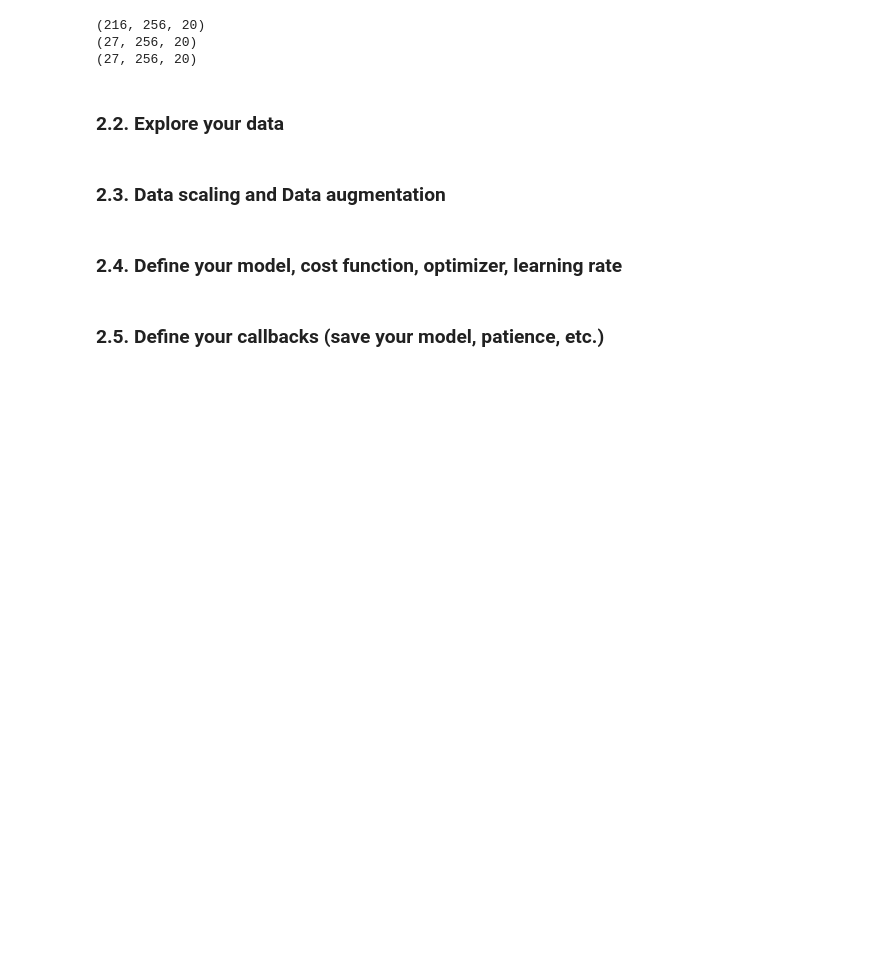
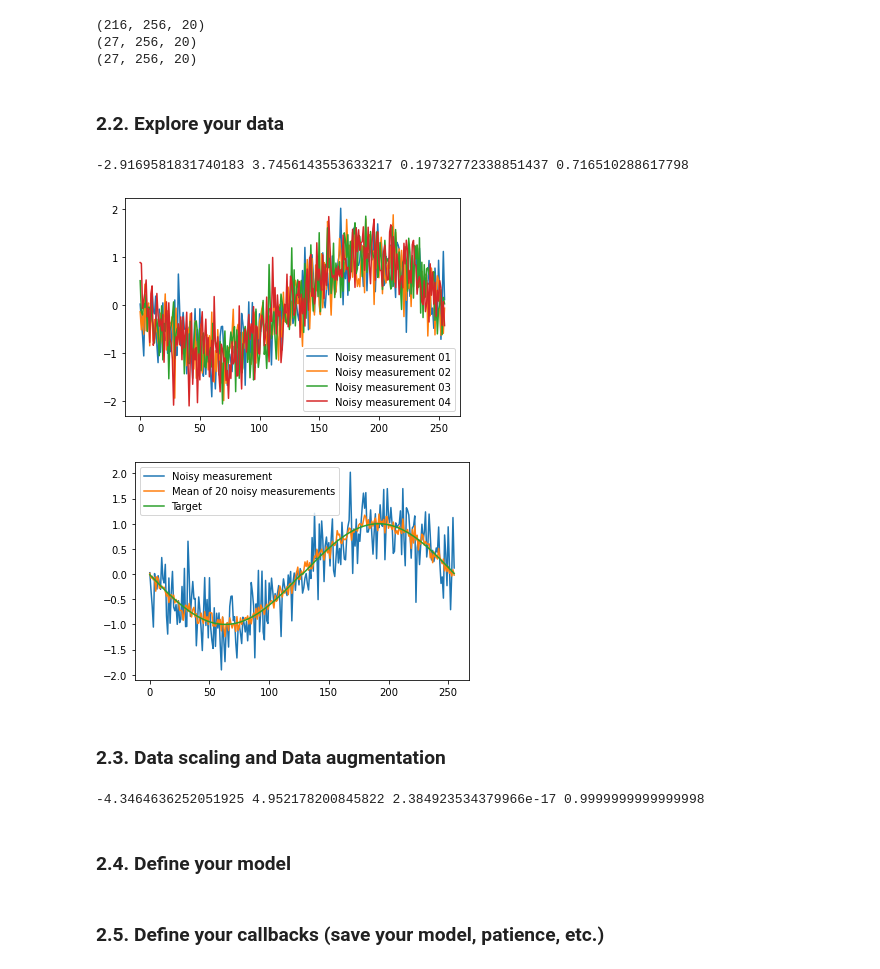
Before and after one commit to rmsouza01/deep-learning, a Jupyter notebook: JNotebooks/denoising-1d.ipynb, the cells around one changed output. Saved outputs shown, nothing was run; the diff lists cells and outputs as text; code cells hidden in the pictures; blank space fills up the shorter version.

```diff
--- a/JNotebooks/denoising-1d.ipynb
+++ b/JNotebooks/denoising-1d.ipynb
@@ -19,24 +19,31 @@ Develop a FCNN model that receives as input 20 1-dimensional noisy measurements
 
 ### 2.1 Load data  and split into train, validation, test
 # %%
-data = np.load("../Data/Assignment03/UNET/noisy_transients.npy")
-target = np.load("../Data/Assignment03/UNET/reference.npy")
+# Loading the data
+data = np.load("../Data/denoising-1d/noisy_transients.npy")
+target = np.load("../Data/denoising-1d/reference.npy")
+
+
+# Shuffle the samples
 indexes = np.arange(data.shape[0], dtype = int)
 np.random.shuffle(indexes)
 data = data[indexes]
 target = target[indexes]
-X_train2 = data[:int(data.shape[0]*0.8)]
-Y_train2 = target[:int(data.shape[0]*0.8)]
 
-X_val2 = data[int(data.shape[0]*0.8):int(data.shape[0]*0.9)]
-Y_val2 = target[int(data.shape[0]*0.8):int(data.shape[0]*0.9)]
 
-X_test2 = data[int(data.shape[0]*0.9):]
-Y_test2 = target[int(data.shape[0]*0.9):]
+# Splitting the data into train/val/test
+X_train = data[:int(data.shape[0]*0.8)]
+Y_train = target[:int(data.shape[0]*0.8)]
 
-print(X_train2.shape)
-print(X_val2.shape)
-print(X_test2.shape)
+X_val = data[int(data.shape[0]*0.8):int(data.shape[0]*0.9)]
+Y_val = target[int(data.shape[0]*0.8):int(data.shape[0]*0.9)]
+
+X_test = data[int(data.shape[0]*0.9):]
+Y_test = target[int(data.shape[0]*0.9):]
+
+print(X_train.shape)
+print(X_val.shape)
+print(X_test.shape)
 # %% [output]
 (216, 256, 20)
 (27, 256, 20)
@@ -49,2 +53,24 @@ print(X_test2.shape)
+# %%
+print(X_train.min(),X_train.max(),X_train.mean(),X_train.std())
+# %% [output]
+-2.9169581831740183 3.7456143553633217 0.19732772338851437 0.716510288617798
+# %%
+plt.figure()
+plt.plot(X_train[0,:,0], label = "Noisy measurement 01")
+plt.plot(X_train[0,:,1], label = "Noisy measurement 02")
+plt.plot(X_train[0,:,2], label = "Noisy measurement 03")
+plt.plot(X_train[0,:,3], label = "Noisy measurement 04")
+plt.legend()
+plt.show()
+
+plt.figure()
+plt.plot(X_train[0,:,0], label = "Noisy measurement")
+plt.plot(X_train[0,:,:].mean(axis = -1), label = "Mean of 20 noisy measurements")
+plt.plot(Y_train[0,:], label = "Target")
+plt.legend()
+plt.show()
+# %% [output]
+[figure, added]
+[figure, added]
 # %% [markdown]
 ### 2.3. Data scaling and Data augmentation
@@ -55,2 +88,6 @@ print(X_test2.shape)
+# %%
+print(Xtrain_norm.min(),Xtrain_norm.max(),Xtrain_norm.mean(),Xtrain_norm.std())
+# %% [output]
+-4.3464636252051925 4.952178200845822 2.384923534379966e-17 0.9999999999999998
 # %% [markdown]
-### 2.4. Define your  model, cost function, optimizer, learning rate
+### 2.4. Define your  model
```
Also changed, not shown: parts of 12 cells of this notebook.
